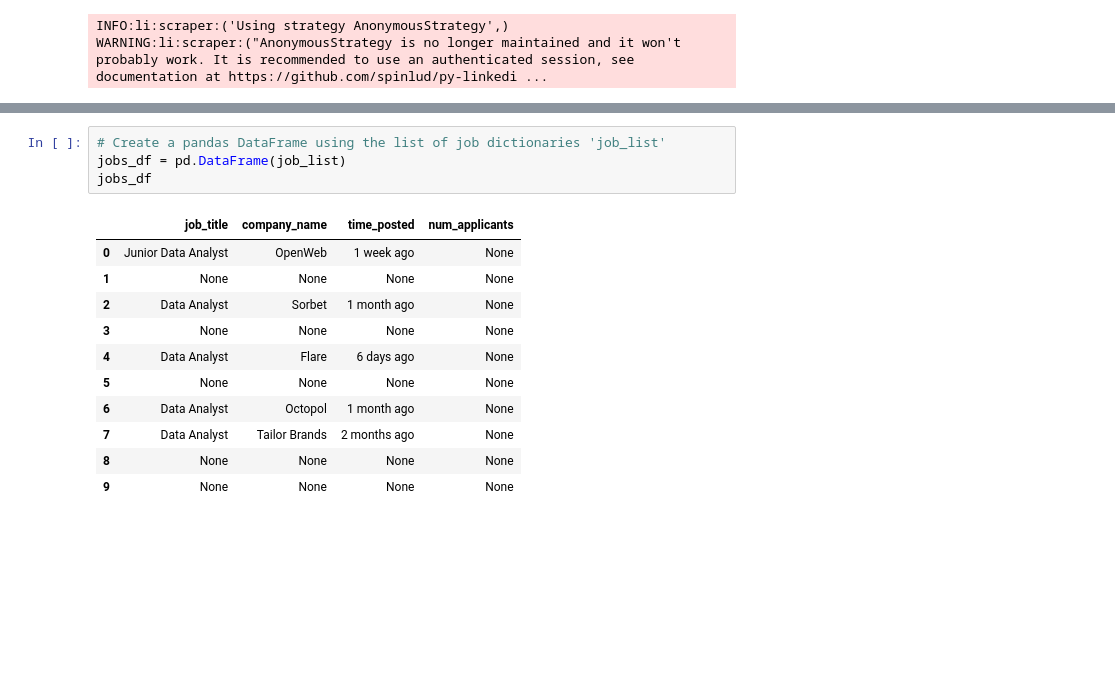
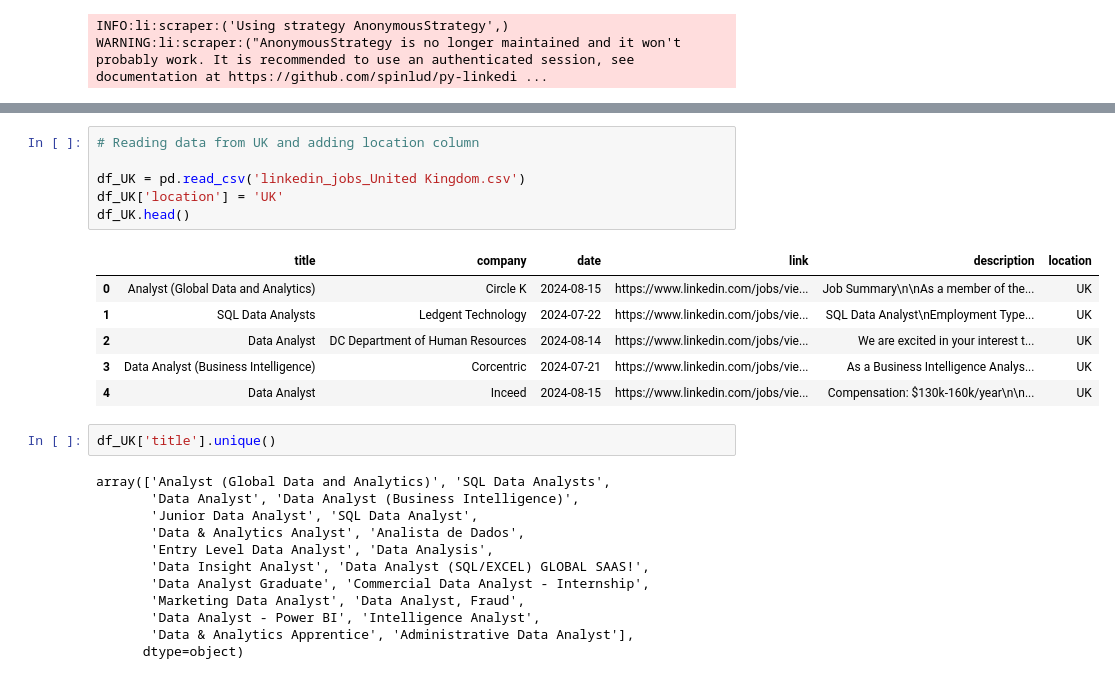
Before and after one commit to arielwendichansky/LinkedIn_analysis, a Jupyter notebook: linkedin_project.ipynb, the cells around one changed output, grey strips where cells are left out. Drawn from its saved outputs; the diff is of its cells as text; blank space fills up the shorter version.

```diff
--- a/linkedin_project.ipynb
+++ b/linkedin_project.ipynb
@@ -257,16 +286,27 @@ job_list
-# %%
-# Create a pandas DataFrame using the list of job dictionaries 'job_list'
-jobs_df = pd.DataFrame(job_list)
-jobs_df
-# %% [output]
-|  | job_title | company_name | time_posted | num_applicants |
-| 0 | Junior Data Analyst | OpenWeb | 1 week ago | None |
-| 1 | None | None | None | None |
-| 2 | Data Analyst | Sorbet | 1 month ago | None |
-| 3 | None | None | None | None |
-| 4 | Data Analyst | Flare | 6 days ago | None |
-| 5 | None | None | None | None |
-| 6 | Data Analyst | Octopol | 1 month ago | None |
-| 7 | Data Analyst | Tailor Brands | 2 months ago | None |
-| 8 | None | None | None | None |
-| 9 | None | None | None | None |
+# %%
+# Reading data from UK and adding location column
+
+df_UK = pd.read_csv('linkedin_jobs_United Kingdom.csv')
+df_UK['location'] = 'UK'
+df_UK.head()
+# %% [output]
+|  | title | company | date | link | description | location |
+| 0 | Analyst (Global Data and Analytics) | Circle K | 2024-08-15 | https://www.linkedin.com/jobs/vie... | Job Summary\n\nAs a member of the... | UK |
+| 1 | SQL Data Analysts | Ledgent Technology | 2024-07-22 | https://www.linkedin.com/jobs/vie... | SQL Data Analyst\nEmployment Type... | UK |
+| 2 | Data Analyst | DC Department of Human Resources | 2024-08-14 | https://www.linkedin.com/jobs/vie... | We are excited in your interest t... | UK |
+| 3 | Data Analyst (Business Intelligence) | Corcentric | 2024-07-21 | https://www.linkedin.com/jobs/vie... | As a Business Intelligence Analys... | UK |
+| 4 | Data Analyst | Inceed | 2024-08-15 | https://www.linkedin.com/jobs/vie... | Compensation: $130k-160k/year\n\n... | UK |
+# %%
+df_UK['title'].unique()
+# %% [output]
+array(['Analyst (Global Data and Analytics)', 'SQL Data Analysts',
+       'Data Analyst', 'Data Analyst (Business Intelligence)',
+       'Junior Data Analyst', 'SQL Data Analyst',
+       'Data & Analytics Analyst', 'Analista de Dados',
+       'Entry Level Data Analyst', 'Data Analysis',
+       'Data Insight Analyst', 'Data Analyst (SQL/EXCEL) GLOBAL SAAS!',
+       'Data Analyst Graduate', 'Commercial Data Analyst - Internship',
+       'Marketing Data Analyst', 'Data Analyst, Fraud',
+       'Data Analyst - Power BI', 'Intelligence Analyst',
+       'Data & Analytics Apprentice', 'Administrative Data Analyst'],
+      dtype=object)
```
Also changed, not shown: parts of 25 cells of this notebook.
